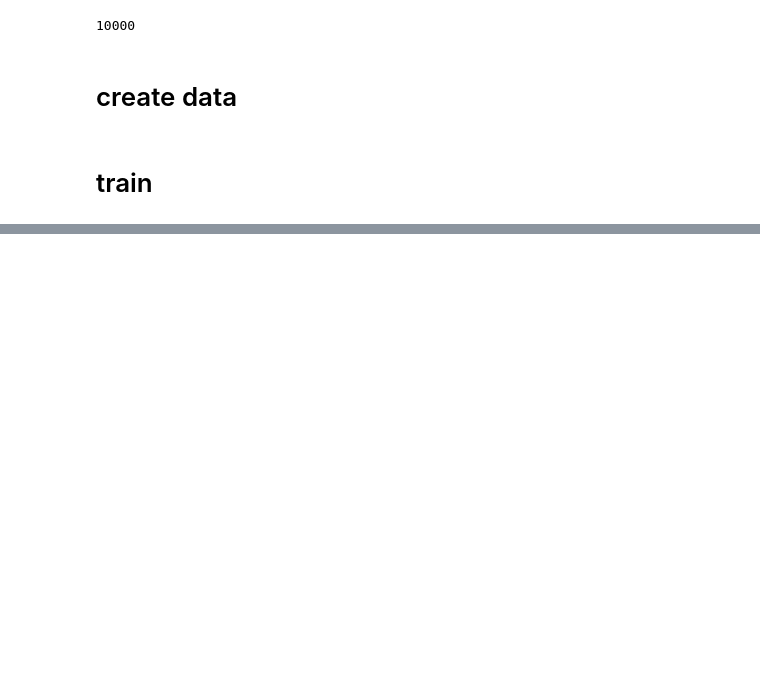
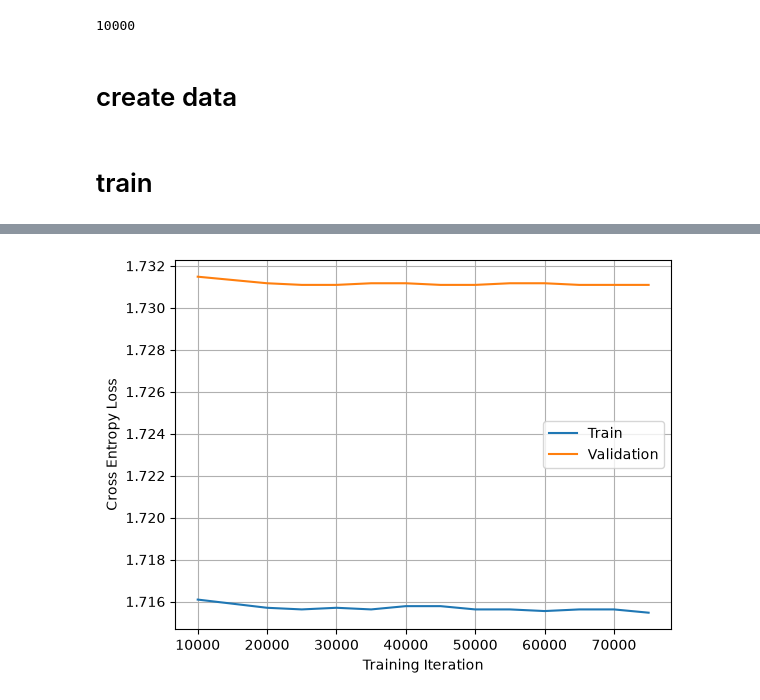
Before and after one commit to 17SingerAbel/cs336a1, a Jupyter notebook: train.ipynb, the cells around one changed output, grey strips where cells are left out. Saved outputs shown, nothing was run; the diff lists cells and outputs as text; code cells hidden in the pictures; blank space fills up the shorter version.

```diff
--- a/train.ipynb
+++ b/train.ipynb
@@ -199,0 +292,13 @@ KeyboardInterrupt:
+# %%
+
+valid_data = np.memmap(
+    "data/valid.bin",
+    dtype=np.uint16,
+    mode="r"
+)
+
+train_data = np.memmap(
+    "data/train.bin",
+    dtype=np.uint16,
+    mode="r"
+)
@@ -199,0 +361,23 @@ KeyboardInterrupt:
+# %%
+
+plt.figure()
+
+plt.plot(
+    x_axis,
+    train_losses,
+    label="Train"
+)
+
+plt.plot(
+    x_axis,
+    valid_losses,
+    label="Validation"
+)
+
+plt.xlabel("Training Iteration")
+plt.ylabel("Cross Entropy Loss")
+plt.legend()
+plt.grid()
+plt.show()
+# %% [output]
+[figure, added]
```
Also changed, not shown: parts of 11 cells of this notebook, 5 other files.
